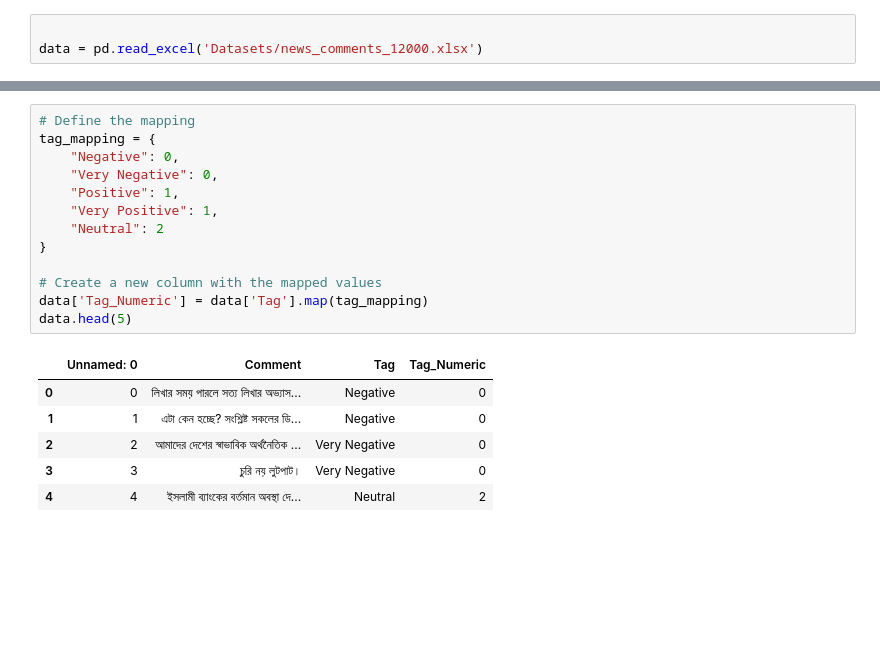
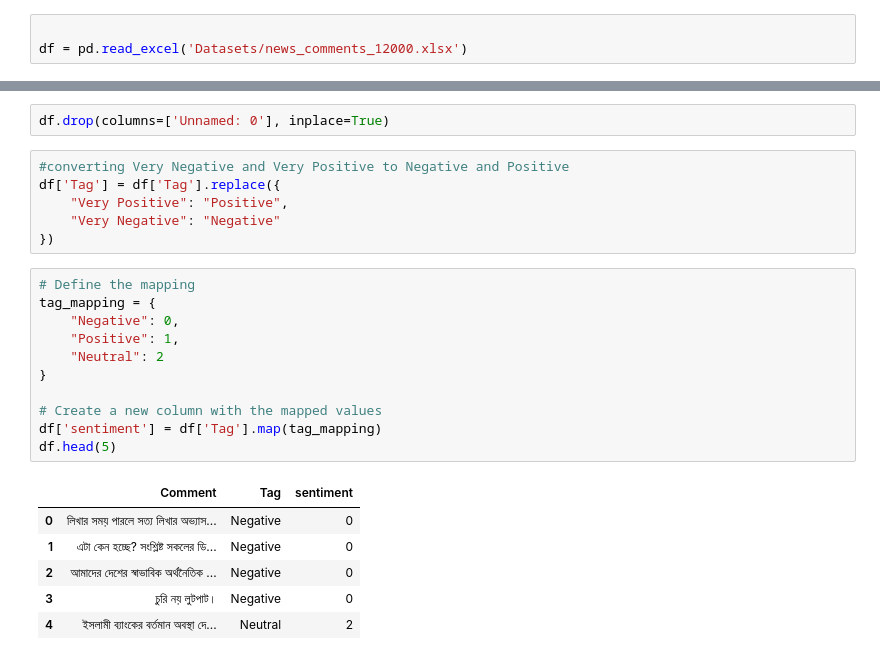
Before and after one commit to Faisalece18/Sentiment-Analysis, a Jupyter notebook: News dataset.ipynb, the cells around one changed output, grey strips where cells are left out. Drawn from its saved outputs; the diff is of its cells as text; blank space fills up the shorter version.

Commit message:
Data Analysis

```diff
--- a/News dataset.ipynb
+++ b/News dataset.ipynb
@@ -4,4 +8,4 @@ import pandas as pd
 # %%
 
-data = pd.read_excel('Datasets/news_comments_12000.xlsx')
+df = pd.read_excel('Datasets/news_comments_12000.xlsx')
 # %%
@@ -13,23 +17,29 @@ data.head(5)
 | 2 | 2 | আমাদের দেশের স্বাভাবিক অর্থনৈতিক ... | Very Negative |
 | 3 | 3 | চুরি নয় লুটপাট। | Very Negative |
 | 4 | 4 | ইসলামী ব্যাংকের বর্তমান অবস্থা দে... | Neutral |
+# %%
+df.drop(columns=['Unnamed: 0'], inplace=True)
+# %%
+#converting Very Negative and Very Positive to Negative and Positive
+df['Tag'] = df['Tag'].replace({
+    "Very Positive": "Positive",
+    "Very Negative": "Negative"
+})
 # %%
 # Define the mapping
 tag_mapping = {
     "Negative": 0,
-    "Very Negative": 0,
     "Positive": 1,
-    "Very Positive": 1,
     "Neutral": 2
 }
 
 # Create a new column with the mapped values
-data['Tag_Numeric'] = data['Tag'].map(tag_mapping)
-data.head(5)
+df['sentiment'] = df['Tag'].map(tag_mapping)
+df.head(5)
 # %% [output]
-|  | Unnamed: 0 | Comment | Tag | Tag_Numeric |
-| 0 | 0 | লিখার সময় পারলে সত্য লিখার অভ্যাস... | Negative | 0 |
-| 1 | 1 | এটা কেন হচ্ছে? সংশ্লিষ্ট সকলের ডি... | Negative | 0 |
-| 2 | 2 | আমাদের দেশের স্বাভাবিক অর্থনৈতিক ... | Very Negative | 0 |
-| 3 | 3 | চুরি নয় লুটপাট। | Very Negative | 0 |
-| 4 | 4 | ইসলামী ব্যাংকের বর্তমান অবস্থা দে... | Neutral | 2 |
+|  | Comment | Tag | sentiment |
+| 0 | লিখার সময় পারলে সত্য লিখার অভ্যাস... | Negative | 0 |
+| 1 | এটা কেন হচ্ছে? সংশ্লিষ্ট সকলের ডি... | Negative | 0 |
+| 2 | আমাদের দেশের স্বাভাবিক অর্থনৈতিক ... | Negative | 0 |
+| 3 | চুরি নয় লুটপাট। | Negative | 0 |
+| 4 | ইসলামী ব্যাংকের বর্তমান অবস্থা দে... | Neutral | 2 |
```
Also changed, not shown: parts of 37 cells of this notebook, 2 other files.
